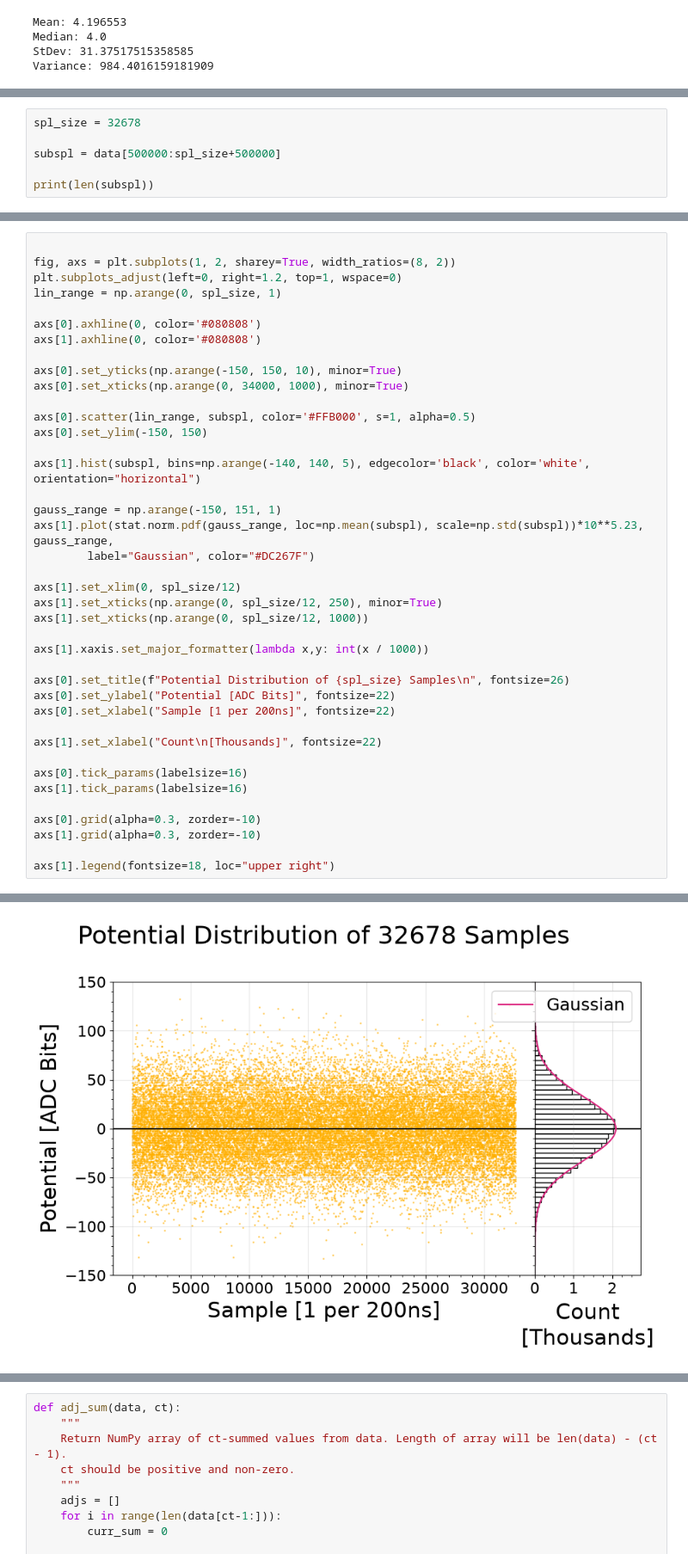
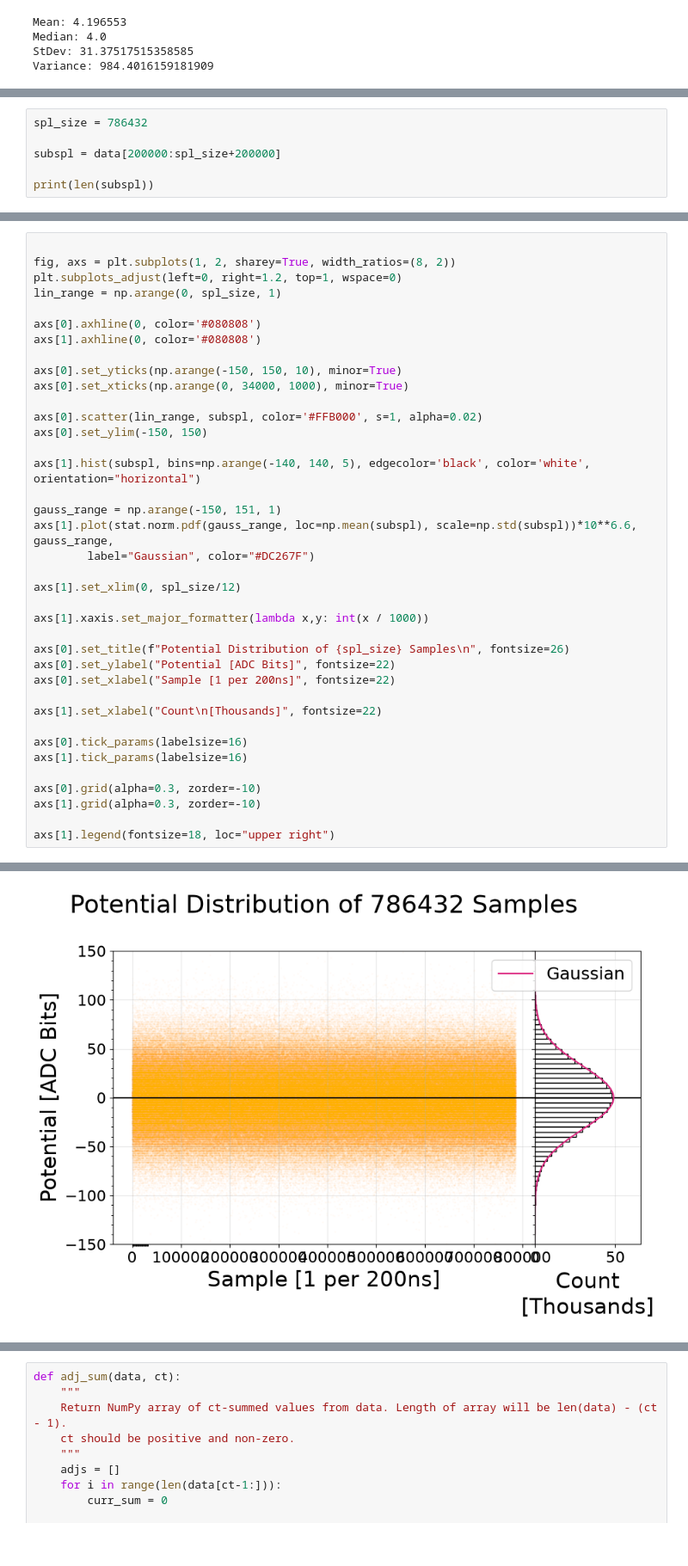
Before and after one commit to flypt7/AST326-Practicals, a Jupyter notebook: P3/code/43.ipynb, the cells around one changed output, grey strips where cells are left out. Shown at 86% size. Saved outputs shown, nothing was run; the diff lists cells and outputs as text.

```diff
--- a/P3/code/43.ipynb
+++ b/P3/code/43.ipynb
@@ -26,7 +26,7 @@ We avoid the first 50000 sample because they are affected by the amplifiers star
 # %%
-spl_size = 32678
+spl_size = 786432
 
-subspl = data[500000:spl_size+500000]
+subspl = data[200000:spl_size+200000]
 
 print(len(subspl))
 # %% [output]
@@ -42,38 +42,36 @@ axs[1].axhline(0, color='#080808')
 
 axs[0].set_yticks(np.arange(-150, 150, 10), minor=True)
 axs[0].set_xticks(np.arange(0, 34000, 1000), minor=True)
 
-axs[0].scatter(lin_range, subspl, color='#FFB000', s=1, alpha=0.5)
+axs[0].scatter(lin_range, subspl, color='#FFB000', s=1, alpha=0.02)
 axs[0].set_ylim(-150, 150)
 
 axs[1].hist(subspl, bins=np.arange(-140, 140, 5), edgecolor='black', color='white', orientation="horizontal")
 
 gauss_range = np.arange(-150, 151, 1)
-axs[1].plot(stat.norm.pdf(gauss_range, loc=np.mean(subspl), scale=np.std(subspl))*10**5.23, gauss_range,
+axs[1].plot(stat.norm.pdf(gauss_range, loc=np.mean(subspl), scale=np.std(subspl))*10**6.6, gauss_range,
         label="Gaussian", color="#DC267F")
 
 axs[1].set_xlim(0, spl_size/12)
-axs[1].set_xticks(np.arange(0, spl_size/12, 250), minor=True)
-axs[1].set_xticks(np.arange(0, spl_size/12, 1000))
 
 axs[1].xaxis.set_major_formatter(lambda x,y: int(x / 1000))
 
 axs[0].set_title(f"Potential Distribution of {spl_size} Samples\n", fontsize=26)
 axs[0].set_ylabel("Potential [ADC Bits]", fontsize=22)
 axs[0].set_xlabel("Sample [1 per 200ns]", fontsize=22)
 
 axs[1].set_xlabel("Count\n[Thousands]", fontsize=22)
 
 axs[0].tick_params(labelsize=16)
 axs[1].tick_params(labelsize=16)
 
 axs[0].grid(alpha=0.3, zorder=-10)
 axs[1].grid(alpha=0.3, zorder=-10)
 
 axs[1].legend(fontsize=18, loc="upper right")
 # %% [output]
 <matplotlib.legend.Legend at 0x...>
-[figure, old version]
+[figure, new version]
 # %%
 # Histogram only
 fix, ax = plt.subplots(1, 1)
```
Also changed, not shown: parts of 7 cells of this notebook.
